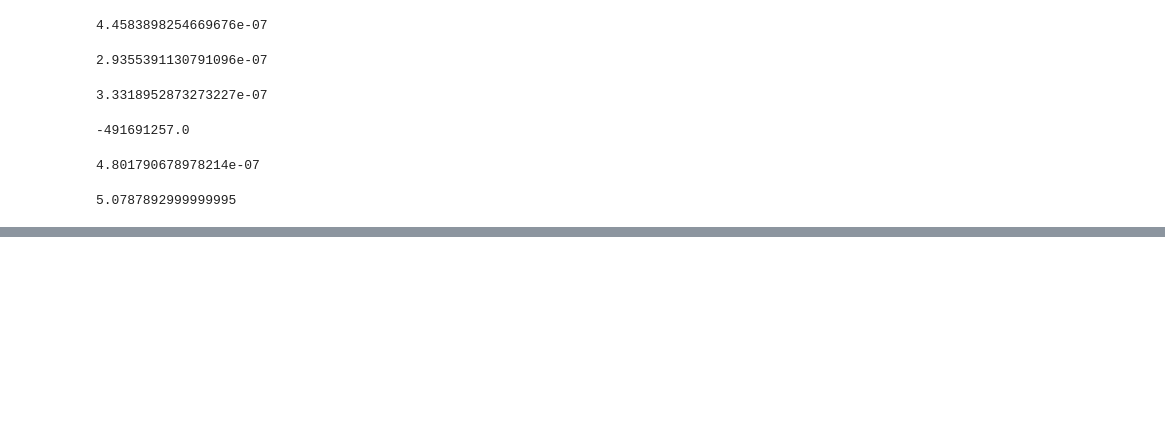
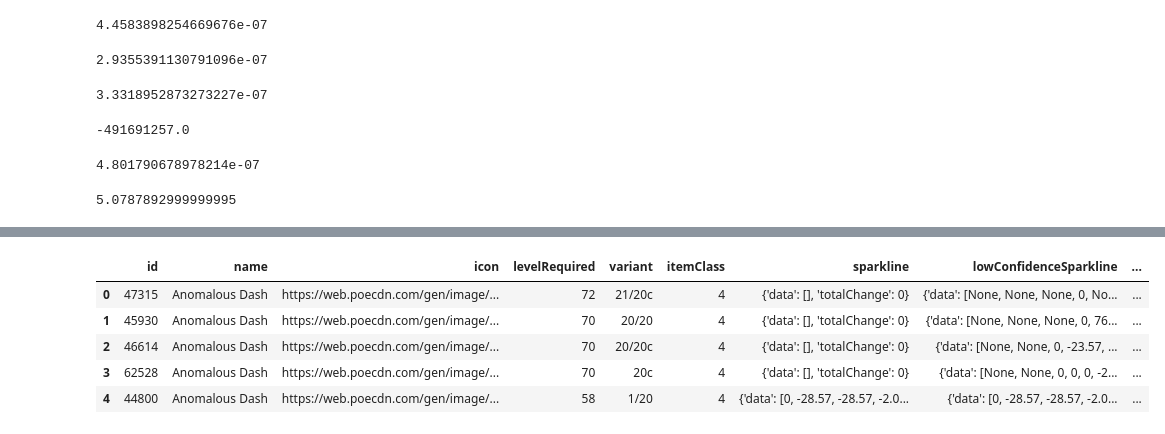
Before and after one commit to arpheno/poe, a Jupyter notebook: gemsperimentation.ipynb, the cells around one changed output, grey strips where cells are left out. Drawn from its saved outputs; the diff is of its cells as text; code cells hidden in the pictures; blank space fills up the shorter version.

```diff
--- a/gemsperimentation.ipynb
+++ b/gemsperimentation.ipynb
@@ -145,0 +154,11 @@ relevant_gems['4c']*(1/8)+relevant_gems['2c']*(1/8)+relevant_gems['3c']*6/8-rele
+# %%
+df=pd.DataFrame(gems)
+df['gem_type']=analysis['name'].apply(lambda x: 'special' if any(y in x  for y in ('Enhance Support','Enlighten Support','Empower Support')) else 'Awakened' if 'Awakened' in x else 'normal')
+df.head()
+# %% [output]
+|  | id | name | icon | levelRequired | variant | itemClass | sparkline | lowConfidenceSparkline | ... |
+| 0 | 47315 | Anomalous Dash | https://web.poecdn.com/gen/image/... | 72 | 21/20c | 4 | {'data': [], 'totalChange': 0} | {'data': [None, None, None, 0, No... | ... |
+| 1 | 45930 | Anomalous Dash | https://web.poecdn.com/gen/image/... | 70 | 20/20 | 4 | {'data': [], 'totalChange': 0} | {'data': [None, None, None, 0, 76... | ... |
+| 2 | 46614 | Anomalous Dash | https://web.poecdn.com/gen/image/... | 70 | 20/20c | 4 | {'data': [], 'totalChange': 0} | {'data': [None, None, 0, -23.57, ... | ... |
+| 3 | 62528 | Anomalous Dash | https://web.poecdn.com/gen/image/... | 70 | 20c | 4 | {'data': [], 'totalChange': 0} | {'data': [None, None, 0, 0, 0, -2... | ... |
+| 4 | 44800 | Anomalous Dash | https://web.poecdn.com/gen/image/... | 58 | 1/20 | 4 | {'data': [0, -28.57, -28.57, -2.0... | {'data': [0, -28.57, -28.57, -2.0... | ... |
```
Also changed, not shown: parts of 10 cells of this notebook, 49 other files.
